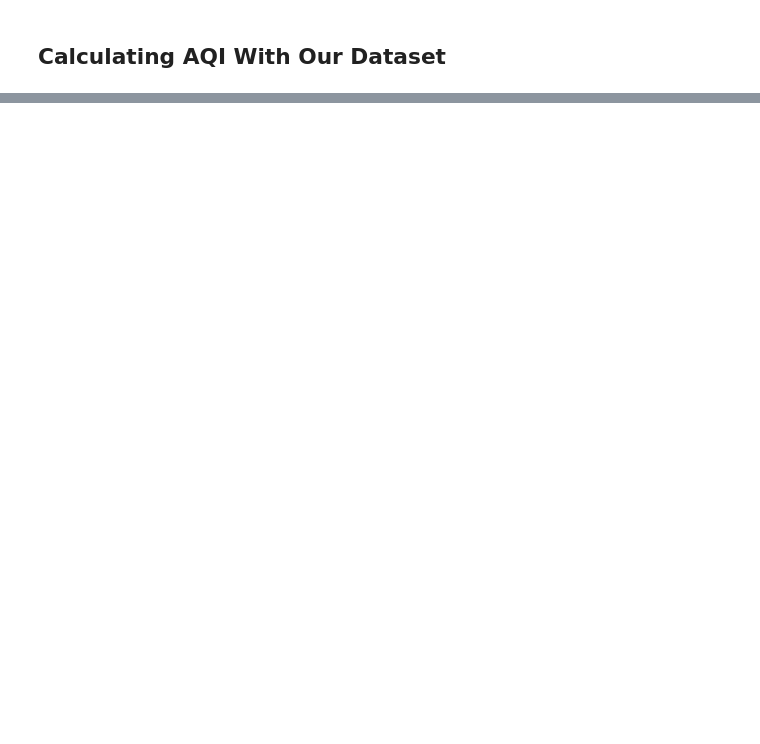
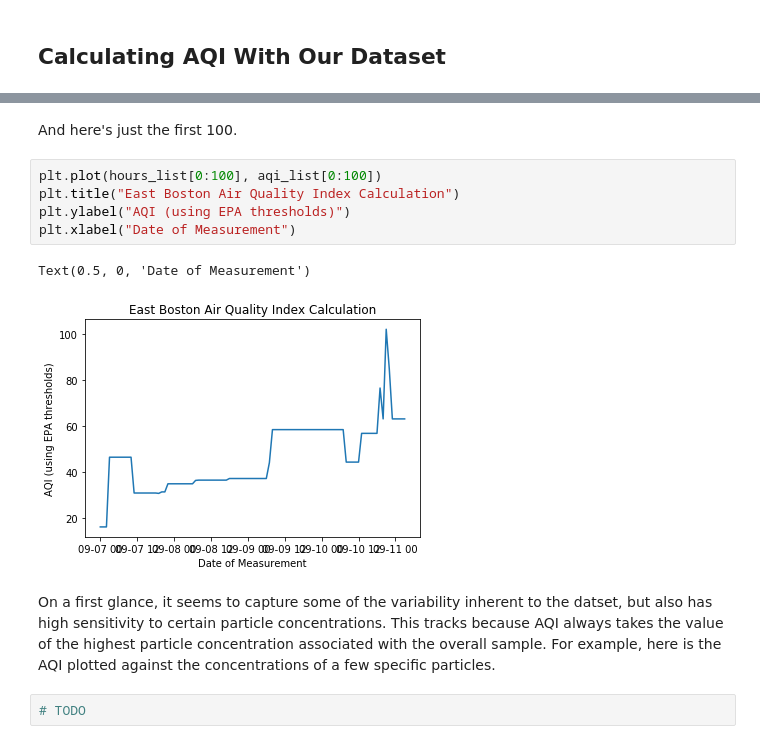
Before and after one commit to airpartners/data-analysis, a Jupyter notebook: aqi-analysis.ipynb, the cells around one changed output, grey strips where cells are left out. Drawn from its saved outputs; the diff is of its cells as text; blank space fills up the shorter version.

```diff
--- a/aqi-analysis.ipynb
+++ b/aqi-analysis.ipynb
@@ -166,0 +188,14 @@ SN45_8_hour
+# %% [markdown]
+And here's just the first 100.
+# %%
+plt.plot(hours_list[0:100], aqi_list[0:100])
+plt.title("East Boston Air Quality Index Calculation")
+plt.ylabel("AQI (using EPA thresholds)")
+plt.xlabel("Date of Measurement")
+# %% [output]
+Text(0.5, 0, 'Date of Measurement')
+[figure, added]
+# %% [markdown]
+On a first glance, it seems to capture some of the variability inherent to the datset, but also has high sensitivity to certain particle concentrations. This tracks because AQI always takes the value of the highest particle concentration associated with the overall sample. For example, here is the AQI plotted against the concentrations of a few specific particles.
+# %%
+# TODO
```
Also changed, not shown: parts of 17 cells of this notebook.
